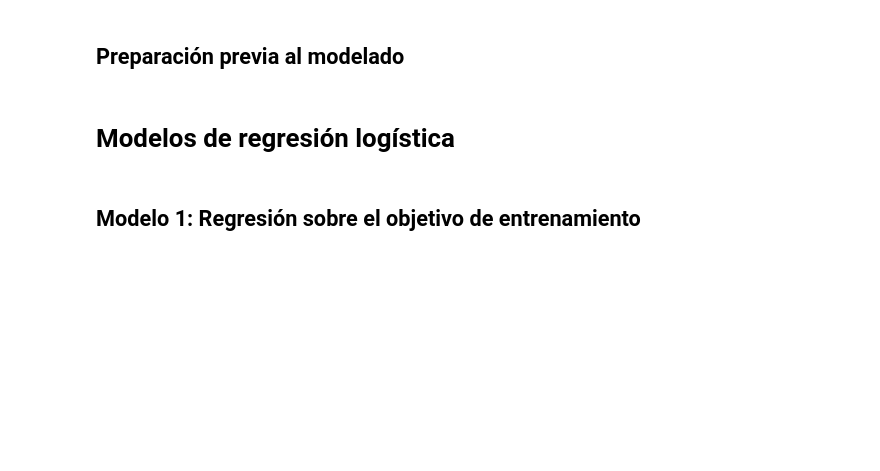
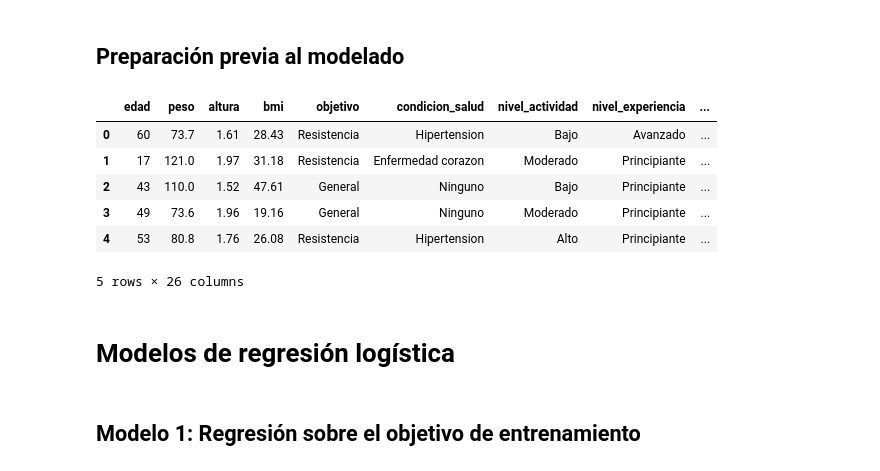
Before and after one commit to ML-2026-10/Lab3-Classfication, a Jupyter notebook: ml_lab3.ipynb, the cells around one changed output. Cells and saved outputs as stored; diff of their text form; code cells hidden in the pictures; blank space fills up the shorter version.

```diff
--- a/ml_lab3.ipynb
+++ b/ml_lab3.ipynb
@@ -236,0 +355,2 @@ clean_df = df.copy()
+# %%
+clean_df = t_df.copy()
@@ -236,0 +359,6 @@ clean_df = df.copy()
+# %%
+# Mappear registros de Animal a No-vegetariano
+
+t_df = clean_df.copy()
+
+t_df['dieta_preferida'].value_counts()
@@ -236,0 +373,10 @@ clean_df = df.copy()
+# %%
+# Mappeo
+
+t_df['dieta_preferida'] = t_df['dieta_preferida'].map({'Animal': 'No-Vegetariano',
+                                                       'Vegano': 'Vegano',
+                                                       'Vegetariano': 'Vegetariano',
+                                                       'Pescetariano': 'Pescetariano',
+                                                       'No-Vegetariano': 'No-Vegetariano'})
+
+t_df['dieta_preferida'].value_counts()
@@ -236,0 +390,2 @@ clean_df = df.copy()
+# %%
+clean_df = t_df.copy()
@@ -239,6 +411,16 @@ clean_df = df.copy()
 # %%
 # Dataframe final para los modelos
 final_df = clean_df.copy()
+
+final_df.head()
+# %% [output]
+|  | edad | peso | altura | bmi | objetivo | condicion_salud | nivel_actividad | nivel_experiencia | ... |
+| 0 | 60 | 73.7 | 1.61 | 28.43 | Resistencia | Hipertension | Bajo | Avanzado | ... |
+| 1 | 17 | 121.0 | 1.97 | 31.18 | Resistencia | Enfermedad corazon | Moderado | Principiante | ... |
+| 2 | 43 | 110.0 | 1.52 | 47.61 | General | Ninguno | Bajo | Principiante | ... |
+| 3 | 49 | 73.6 | 1.96 | 19.16 | General | Ninguno | Moderado | Principiante | ... |
+| 4 | 53 | 80.8 | 1.76 | 26.08 | Resistencia | Hipertension | Alto | Principiante | ... |
+5 rows × 26 columns
 # %%
 # Dividir el dataset en X & y
 X = final_df.drop(columns=[VOE, VON])
```
Also changed, not shown: parts of 27 cells of this notebook.
